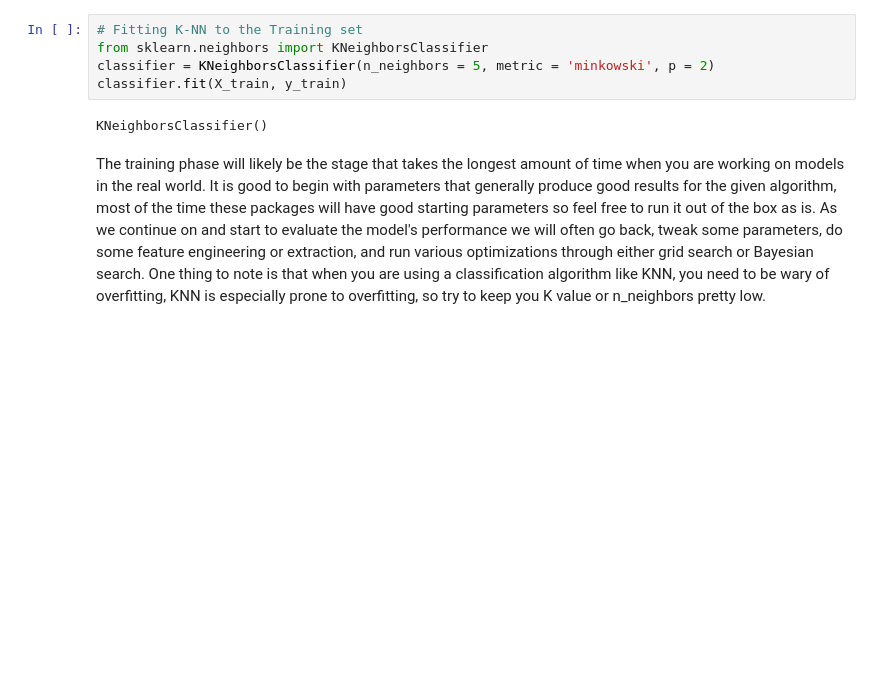
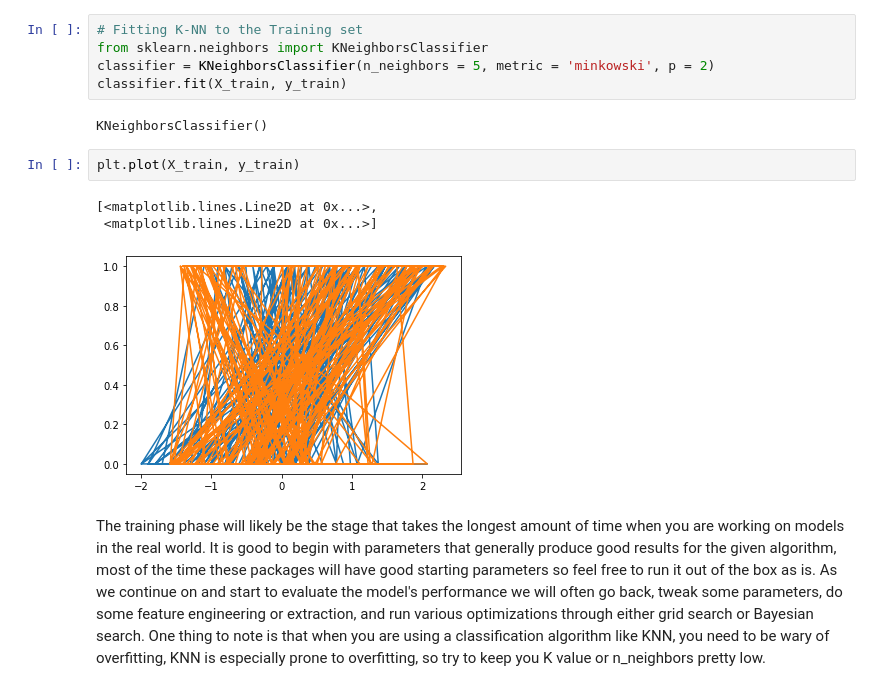
Before and after one commit to muttureddy/DM-LA2, a Jupyter notebook: KNN_algo.ipynb, the cells around one changed output. Drawn from its saved outputs; the diff is of its cells as text; blank space fills up the shorter version.

```diff
--- a/KNN_algo.ipynb
+++ b/KNN_algo.ipynb
@@ -91,6 +127,12 @@ classifier = KNeighborsClassifier(n_neighbors = 5, metric = 'minkowski', p = 2)
 classifier.fit(X_train, y_train)
 # %% [output]
 KNeighborsClassifier()
+# %%
+plt.plot(X_train, y_train)
+# %% [output]
+[<matplotlib.lines.Line2D at 0x...>,
+ <matplotlib.lines.Line2D at 0x...>]
+[figure, added]
 # %% [markdown]
 The training phase will likely be the stage that takes the longest amount of time when you are working on models in the real world. It is good to begin with parameters that generally produce good results for the given algorithm, most of the time these packages will have good starting parameters so feel free to run it out of the box as is. As we continue on and start to evaluate the model's performance we will often go back, tweak some parameters, do some feature engineering or extraction, and run various optimizations through either grid search or Bayesian search. One thing to note is that when you are using a classification algorithm like KNN, you need to be wary of overfitting, KNN is especially prone to overfitting, so try to keep you K value or n_neighbors pretty low.
 # %% [markdown]
```
Also changed, not shown: parts of 5 cells of this notebook.
